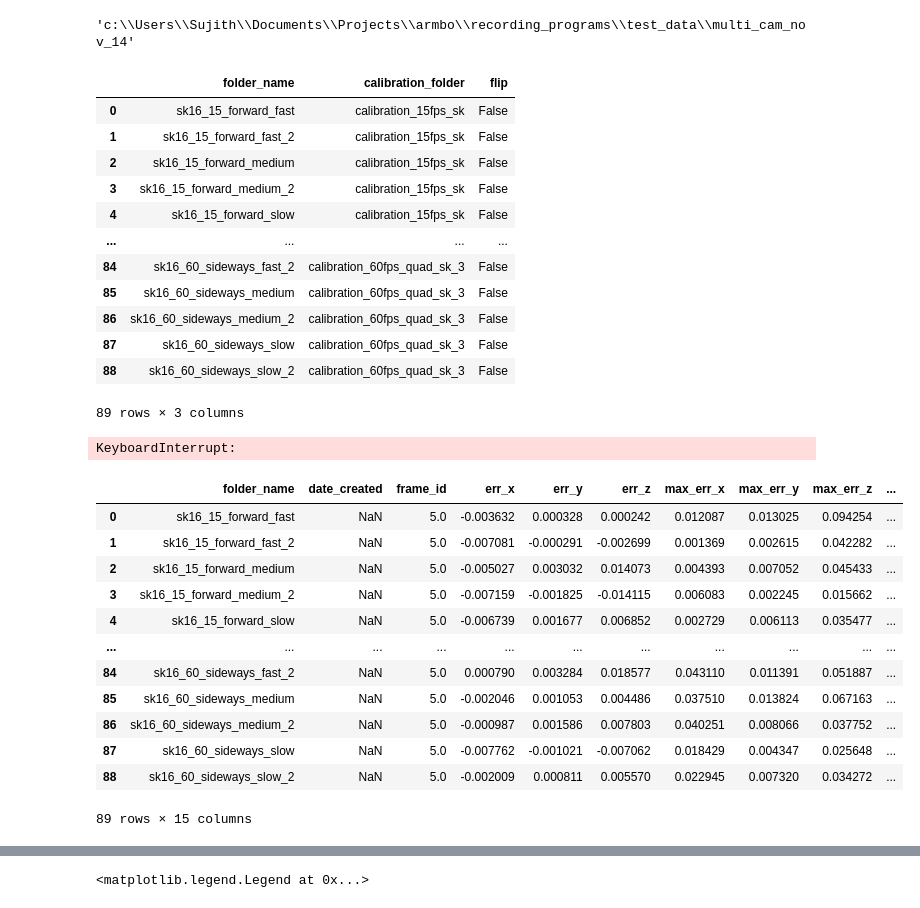
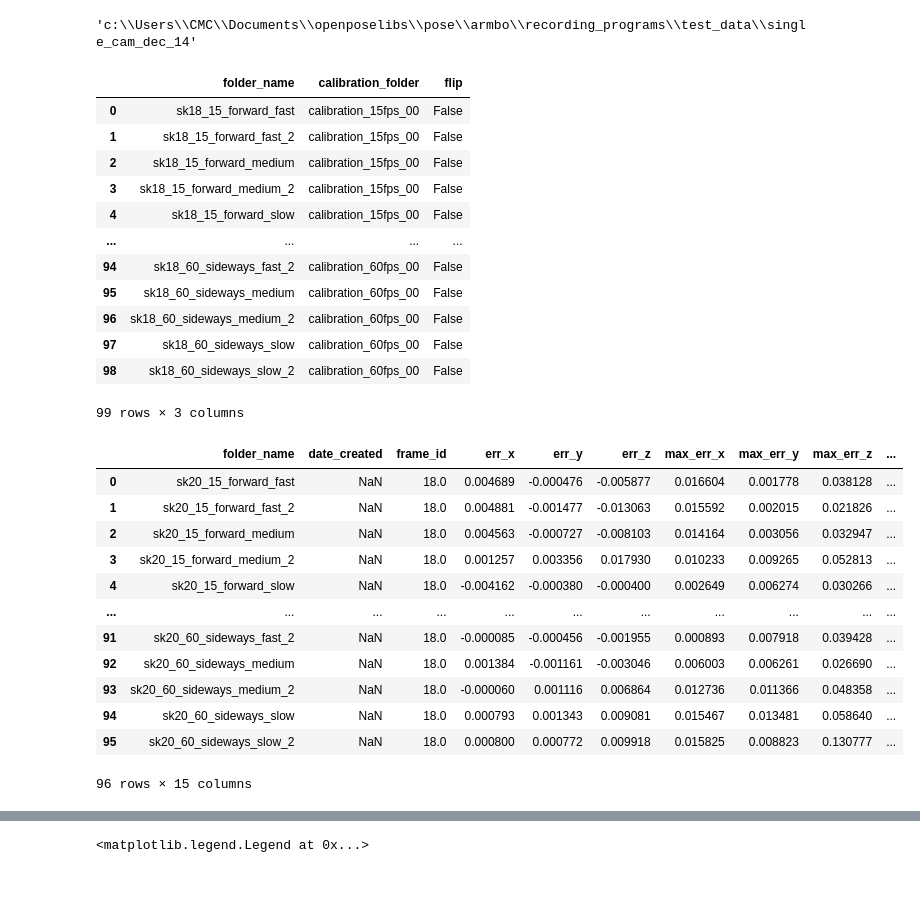
Before and after one commit to SujithChristopher/armbo_preliminary_work, a Jupyter notebook: ipy_notebooks/iter_coordinate_comparision.ipynb, the cells around one changed output, grey strips where cells are left out. Saved outputs shown, nothing was run; the diff lists cells and outputs as text; code cells hidden in the pictures.

Commit message:
completing analysis

```diff
--- a/ipy_notebooks/iter_coordinate_comparision.ipynb
+++ b/ipy_notebooks/iter_coordinate_comparision.ipynb
@@ -21,31 +21,31 @@ import time
 from IPython.display import display, clear_output
 import seaborn as sns
 # %%
-_parent_folder = "multi_cam_nov_14"
+_parent_folder = "single_cam_dec_14"
 _base_pth = os.path.dirname(os.getcwd())
 _base_pth = os.path.join(_base_pth, "recording_programs", "test_data", _parent_folder)
 _base_pth
 # %% [output]
-'c:\\Users\\Sujith\\Documents\\Projects\\armbo\\recording_programs\\test_data\\multi_cam_nov_14'
+'c:\\Users\\CMC\\Documents\\openposelibs\\pose\\armbo\\recording_programs\\test_data\\single_cam_dec_14'
 # %%
 """ read excel sheet"""
-folder_df = pd.read_excel(os.path.join(_base_pth, "00_analysis", "calibration_files_corrected.xlsx"))
+folder_df = pd.read_excel(os.path.join(_base_pth, "00_analysis", "calibration_files.xlsx"))
 _analysis_pth = os.path.join(_base_pth, "00_analysis")
 folder_df
 # %% [output]
 |  | folder_name | calibration_folder | flip |
-| 0 | sk16_15_forward_fast | calibration_15fps_sk | False |
-| 1 | sk16_15_forward_fast_2 | calibration_15fps_sk | False |
-| 2 | sk16_15_forward_medium | calibration_15fps_sk | False |
-| 3 | sk16_15_forward_medium_2 | calibration_15fps_sk | False |
-| 4 | sk16_15_forward_slow | calibration_15fps_sk | False |
+| 0 | sk18_15_forward_fast | calibration_15fps_00 | False |
+| 1 | sk18_15_forward_fast_2 | calibration_15fps_00 | False |
+| 2 | sk18_15_forward_medium | calibration_15fps_00 | False |
+| 3 | sk18_15_forward_medium_2 | calibration_15fps_00 | False |
+| 4 | sk18_15_forward_slow | calibration_15fps_00 | False |
 | ... | ... | ... | ... |
-| 84 | sk16_60_sideways_fast_2 | calibration_60fps_quad_sk_3 | False |
-| 85 | sk16_60_sideways_medium | calibration_60fps_quad_sk_3 | False |
-| 86 | sk16_60_sideways_medium_2 | calibration_60fps_quad_sk_3 | False |
-| 87 | sk16_60_sideways_slow | calibration_60fps_quad_sk_3 | False |
-| 88 | sk16_60_sideways_slow_2 | calibration_60fps_quad_sk_3 | False |
+| 94 | sk18_60_sideways_fast_2 | calibration_60fps_00 | False |
+| 95 | sk18_60_sideways_medium | calibration_60fps_00 | False |
+| 96 | sk18_60_sideways_medium_2 | calibration_60fps_00 | False |
+| 97 | sk18_60_sideways_slow | calibration_60fps_00 | False |
+| 98 | sk18_60_sideways_slow_2 | calibration_60fps_00 | False |
-89 rows × 3 columns
+99 rows × 3 columns
 # %%
 def transform_coordinates_1(df, rotmat, org):
     df1 = df.copy( deep=True)
@@ -70,8 +70,8 @@ mean_err_df = pd.DataFrame(columns=["folder_name","date_created" ,"frame_id","er
 # %%
 for idx, _folder_name in enumerate(tqdm(folder_df.folder_name)):
     # print(idx)
-    _phone_cam_folder = os.path.join(_analysis_pth, "coordinates_webcam_wot_2", _folder_name + ".csv")
-    _mc_folder = os.path.join(_analysis_pth, "coordinates_mc_2", _folder_name + ".csv")
+    _phone_cam_folder = os.path.join(_analysis_pth, "coordinates_webcam_wot", _folder_name + ".csv")
+    _mc_folder = os.path.join(_analysis_pth, "coordinates_mc", _folder_name + ".csv")
 
     _phone_cam_df = pd.read_csv(_phone_cam_folder)
     _mc_df = pd.read_csv(_mc_folder)
@@ -117,30 +117,28 @@ for idx, _folder_name in enumerate(tqdm(folder_df.folder_name)):
                                     "max_err_x": error_df["x"].max(), "max_err_y": error_df["y"].max(), "max_err_z": error_df["z"].max(),
                                     "std_err_x": error_df["x"].std(), "std_err_y": error_df["y"].std(), "std_err_z": error_df["z"].std(),
                                     "offset_x": _offset_x, "offset_y": _offset_y, "offset_z": _offset_z}, ignore_index=True)
-# %% [output]
-KeyboardInterrupt:
 # %%
 # save the mean error
-# _mean_df_pth = os.path.join(_analysis_pth, "mean_error_df_filter.csv")
-# mean_err_df.to_csv(_mean_df_pth, index=False)
+_mean_df_pth = os.path.join(_analysis_pth, "mean_error_df_filter.csv")
+mean_err_df.to_csv(_mean_df_pth, index=False)
 
 # read the mean error df
 mean_err_df = pd.read_csv(os.path.join(_analysis_pth, "mean_error_df_filter.csv"))
 mean_err_df
 # %% [output]
 |  | folder_name | date_created | frame_id | err_x | err_y | err_z | max_err_x | max_err_y | max_err_z | ... |
-| 0 | sk16_15_forward_fast | NaN | 5.0 | -0.003632 | 0.000328 | 0.000242 | 0.012087 | 0.013025 | 0.094254 | ... |
-| 1 | sk16_15_forward_fast_2 | NaN | 5.0 | -0.007081 | -0.000291 | -0.002699 | 0.001369 | 0.002615 | 0.042282 | ... |
-| 2 | sk16_15_forward_medium | NaN | 5.0 | -0.005027 | 0.003032 | 0.014073 | 0.004393 | 0.007052 | 0.045433 | ... |
-| 3 | sk16_15_forward_medium_2 | NaN | 5.0 | -0.007159 | -0.001825 | -0.014115 | 0.006083 | 0.002245 | 0.015662 | ... |
-| 4 | sk16_15_forward_slow | NaN | 5.0 | -0.006739 | 0.001677 | 0.006852 | 0.002729 | 0.006113 | 0.035477 | ... |
+| 0 | sk20_15_forward_fast | NaN | 18.0 | 0.004689 | -0.000476 | -0.005877 | 0.016604 | 0.001778 | 0.038128 | ... |
+| 1 | sk20_15_forward_fast_2 | NaN | 18.0 | 0.004881 | -0.001477 | -0.013063 | 0.015592 | 0.002015 | 0.021826 | ... |
+| 2 | sk20_15_forward_medium | NaN | 18.0 | 0.004563 | -0.000727 | -0.008103 | 0.014164 | 0.003056 | 0.032947 | ... |
+| 3 | sk20_15_forward_medium_2 | NaN | 18.0 | 0.001257 | 0.003356 | 0.017930 | 0.010233 | 0.009265 | 0.052813 | ... |
+| 4 | sk20_15_forward_slow | NaN | 18.0 | -0.004162 | -0.000380 | -0.000400 | 0.002649 | 0.006274 | 0.030266 | ... |
 | ... | ... | ... | ... | ... | ... | ... | ... | ... | ... | ... |
-| 84 | sk16_60_sideways_fast_2 | NaN | 5.0 | 0.000790 | 0.003284 | 0.018577 | 0.043110 | 0.011391 | 0.051887 | ... |
-| 85 | sk16_60_sideways_medium | NaN | 5.0 | -0.002046 | 0.001053 | 0.004486 | 0.037510 | 0.013824 | 0.067163 | ... |
-| 86 | sk16_60_sideways_medium_2 | NaN | 5.0 | -0.000987 | 0.001586 | 0.007803 | 0.040251 | 0.008066 | 0.037752 | ... |
-| 87 | sk16_60_sideways_slow | NaN | 5.0 | -0.007762 | -0.001021 | -0.007062 | 0.018429 | 0.004347 | 0.025648 | ... |
-| 88 | sk16_60_sideways_slow_2 | NaN | 5.0 | -0.002009 | 0.000811 | 0.005570 | 0.022945 | 0.007320 | 0.034272 | ... |
+| 91 | sk20_60_sideways_fast_2 | NaN | 18.0 | -0.000085 | -0.000456 | -0.001955 | 0.000893 | 0.007918 | 0.039428 | ... |
+| 92 | sk20_60_sideways_medium | NaN | 18.0 | 0.001384 | -0.001161 | -0.003046 | 0.006003 | 0.006261 | 0.026690 | ... |
+| 93 | sk20_60_sideways_medium_2 | NaN | 18.0 | -0.000060 | 0.001116 | 0.006864 | 0.012736 | 0.011366 | 0.048358 | ... |
+| 94 | sk20_60_sideways_slow | NaN | 18.0 | 0.000793 | 0.001343 | 0.009081 | 0.015467 | 0.013481 | 0.058640 | ... |
+| 95 | sk20_60_sideways_slow_2 | NaN | 18.0 | 0.000800 | 0.000772 | 0.009918 | 0.015825 | 0.008823 | 0.130777 | ... |
-89 rows × 15 columns
+96 rows × 15 columns
 # %%
 # find fps using filename
 fps_values = []
```
Also changed, not shown: parts of 1 cell of this notebook, 5 other files.
